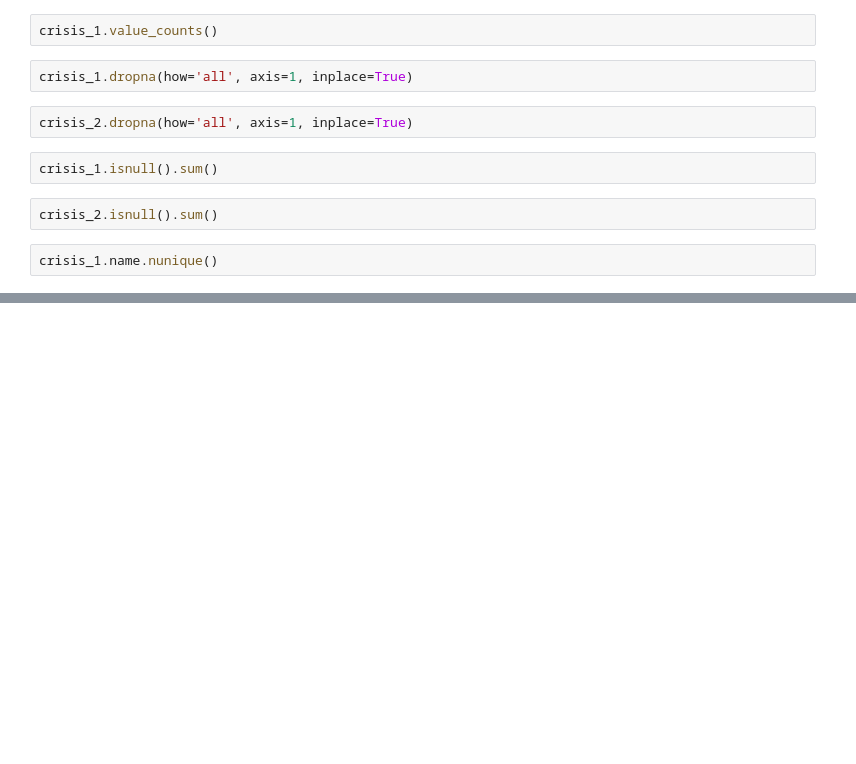
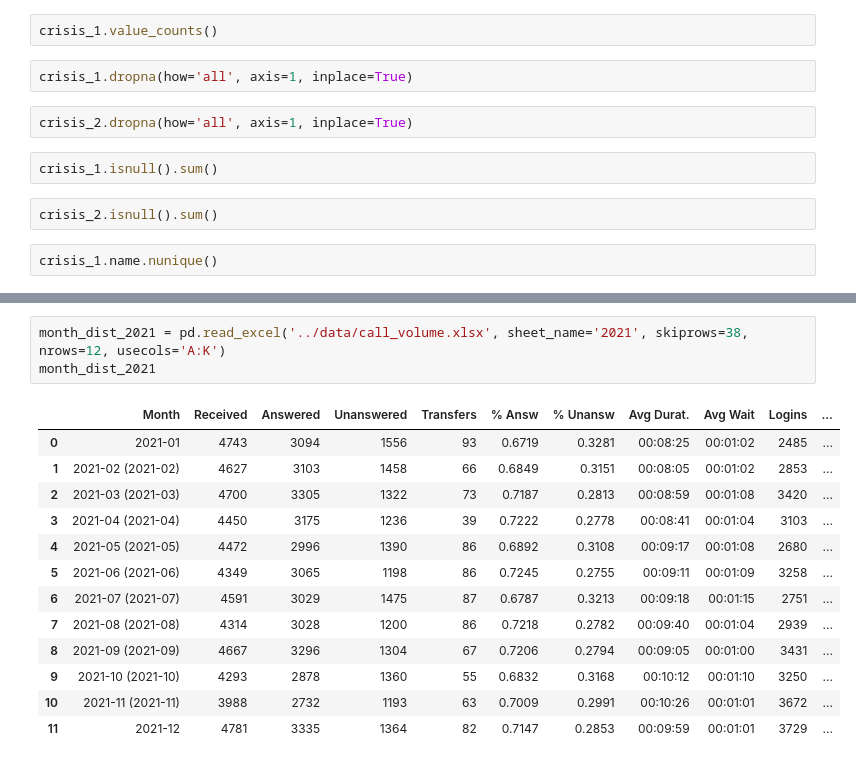
Before and after one commit to NSS-Data-Analytics-Cohort-6/fcs-crisis-sailing-the-seaborn, a Jupyter notebook: notebook/fcs_crisis_calls.ipynb, the cells around one changed output, grey strips where cells are left out. Cells and saved outputs as stored; diff of their text form; blank space fills up the shorter version.

```diff
--- a/notebook/fcs_crisis_calls.ipynb
+++ b/notebook/fcs_crisis_calls.ipynb
@@ -45,0 +214,17 @@ crisis_1.name.nunique()
+# %%
+month_dist_2021 = pd.read_excel('../data/call_volume.xlsx', sheet_name='2021', skiprows=38, nrows=12, usecols='A:K')
+month_dist_2021
+# %% [output]
+|  | Month | Received | Answered | Unanswered | Transfers | % Answ | % Unansw | Avg Durat. | Avg Wait | Logins | ... |
+| 0 | 2021-01 | 4743 | 3094 | 1556 | 93 | 0.6719 | 0.3281 | 00:08:25 | 00:01:02 | 2485 | ... |
+| 1 | 2021-02 (2021-02) | 4627 | 3103 | 1458 | 66 | 0.6849 | 0.3151 | 00:08:05 | 00:01:02 | 2853 | ... |
+| 2 | 2021-03 (2021-03) | 4700 | 3305 | 1322 | 73 | 0.7187 | 0.2813 | 00:08:59 | 00:01:08 | 3420 | ... |
+| 3 | 2021-04 (2021-04) | 4450 | 3175 | 1236 | 39 | 0.7222 | 0.2778 | 00:08:41 | 00:01:04 | 3103 | ... |
+| 4 | 2021-05 (2021-05) | 4472 | 2996 | 1390 | 86 | 0.6892 | 0.3108 | 00:09:17 | 00:01:08 | 2680 | ... |
+| 5 | 2021-06 (2021-06) | 4349 | 3065 | 1198 | 86 | 0.7245 | 0.2755 | 00:09:11 | 00:01:09 | 3258 | ... |
+| 6 | 2021-07 (2021-07) | 4591 | 3029 | 1475 | 87 | 0.6787 | 0.3213 | 00:09:18 | 00:01:15 | 2751 | ... |
+| 7 | 2021-08 (2021-08) | 4314 | 3028 | 1200 | 86 | 0.7218 | 0.2782 | 00:09:40 | 00:01:04 | 2939 | ... |
+| 8 | 2021-09 (2021-09) | 4667 | 3296 | 1304 | 67 | 0.7206 | 0.2794 | 00:09:05 | 00:01:00 | 3431 | ... |
+| 9 | 2021-10 (2021-10) | 4293 | 2878 | 1360 | 55 | 0.6832 | 0.3168 | 00:10:12 | 00:01:10 | 3250 | ... |
+| 10 | 2021-11 (2021-11) | 3988 | 2732 | 1193 | 63 | 0.7009 | 0.2991 | 00:10:26 | 00:01:01 | 3672 | ... |
+| 11 | 2021-12 | 4781 | 3335 | 1364 | 82 | 0.7147 | 0.2853 | 00:09:59 | 00:01:01 | 3729 | ... |
```
Also changed, not shown: parts of 29 cells of this notebook.
